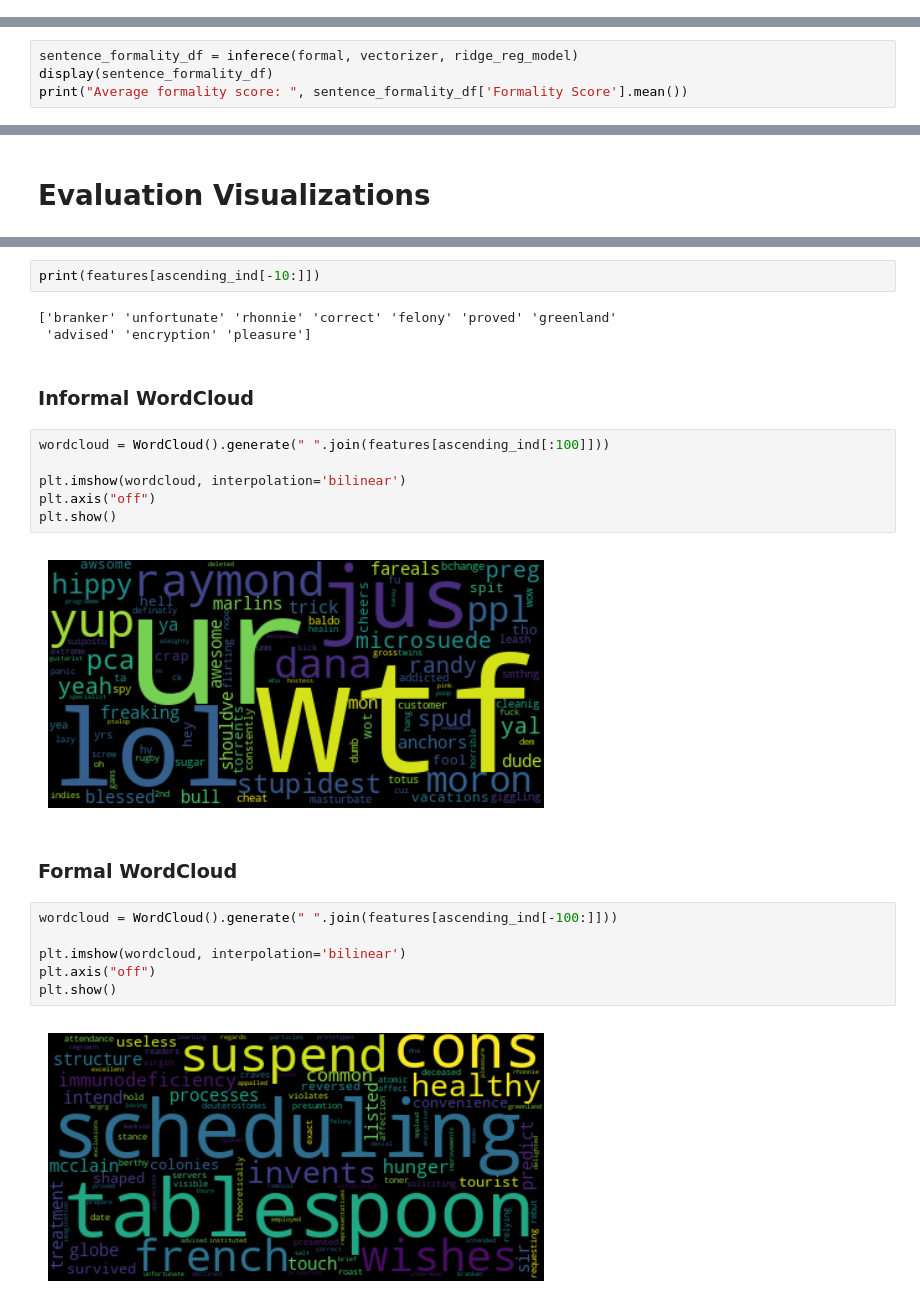
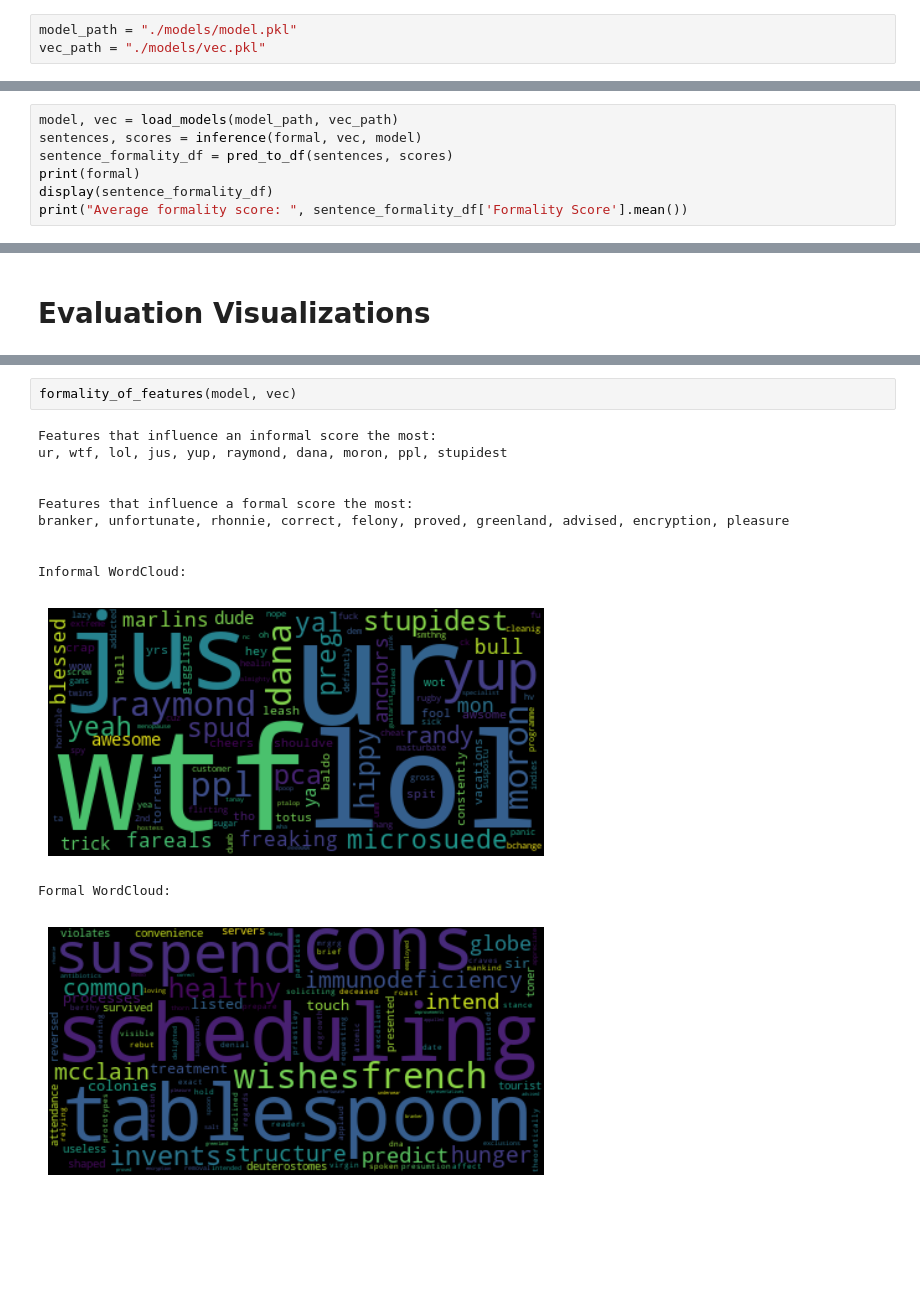
Before and after one commit to GroupAKainos/GroupA_ML, a Jupyter notebook: 004_005-model-training-and-eval.ipynb, the cells around one changed output, grey strips where cells are left out. Drawn from its saved outputs; the diff is of its cells as text; blank space fills up the shorter version.

```diff
--- a/004_005-model-training-and-eval.ipynb
+++ b/004_005-model-training-and-eval.ipynb
@@ -366,7 +349,13 @@ Average formality score:  -0.305
+# %%
+model_path = "./models/model.pkl"
+vec_path = "./models/vec.pkl"
 # %% [markdown]
 #### Formal test:
 # %%
-sentence_formality_df = inferece(formal, vectorizer, ridge_reg_model)
+model, vec = load_models(model_path, vec_path)
+sentences, scores = inference(formal, vec, model)
+sentence_formality_df = pred_to_df(sentences, scores)
+print(formal)
 display(sentence_formality_df)
 print("Average formality score: ", sentence_formality_df['Formality Score'].mean())
 # %% [output]
@@ -450,25 +436,15 @@ print(features[ascending_ind[:10]])
-# %%
-print(features[ascending_ind[-10:]])
-# %% [output]
-['branker' 'unfortunate' 'rhonnie' 'correct' 'felony' 'proved' 'greenland'
- 'advised' 'encryption' 'pleasure']
-# %% [markdown]
-### Informal WordCloud
-# %%
-wordcloud = WordCloud().generate(" ".join(features[ascending_ind[:100]]))
-
-plt.imshow(wordcloud, interpolation='bilinear')
-plt.axis("off")
-plt.show()
-# %% [output]
-[figure, removed]
-# %% [markdown]
-### Formal WordCloud
-# %%
-wordcloud = WordCloud().generate(" ".join(features[ascending_ind[-100:]]))
-
-plt.imshow(wordcloud, interpolation='bilinear')
-plt.axis("off")
-plt.show()
-# %% [output]
-[figure, removed]
+# %%
+formality_of_features(model, vec)
+# %% [output]
+Features that influence an informal score the most:
+ur, wtf, lol, jus, yup, raymond, dana, moron, ppl, stupidest
+
+
+Features that influence a formal score the most:
+branker, unfortunate, rhonnie, correct, felony, proved, greenland, advised, encryption, pleasure
+
+
+Informal WordCloud:
+[figure, added]
+Formal WordCloud:
+[figure, added]
```
Also changed, not shown: parts of 44 cells of this notebook, 5 other files.
